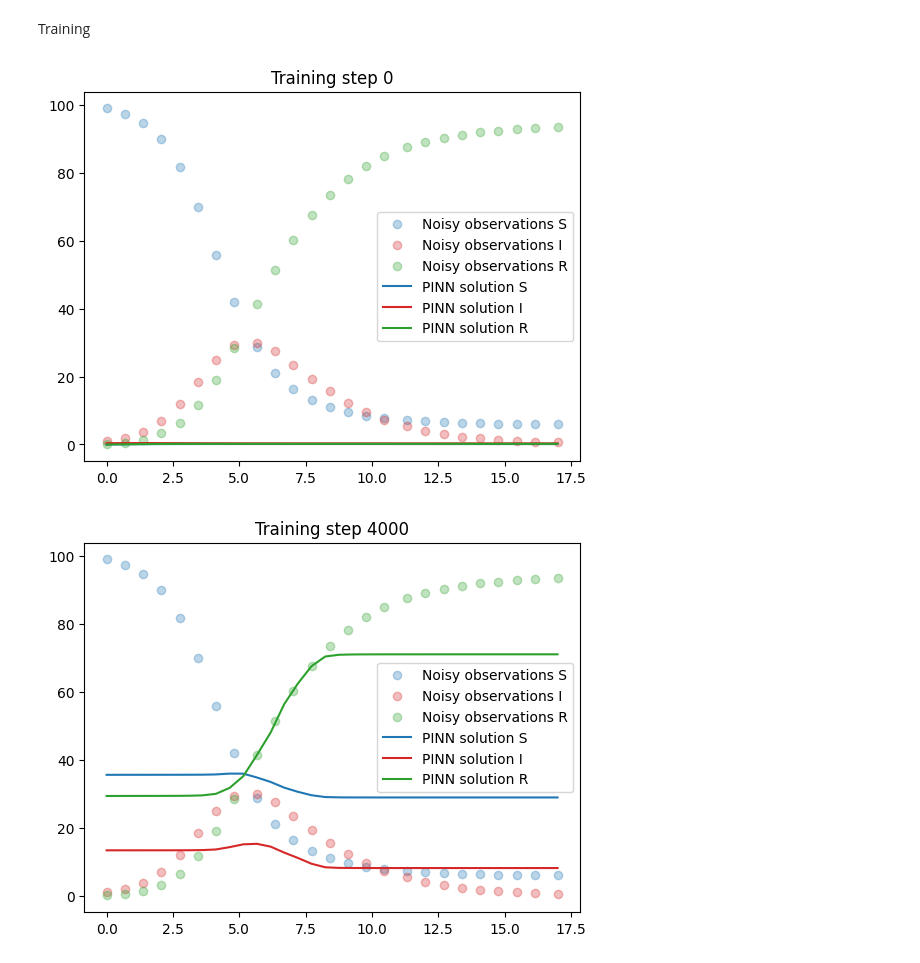
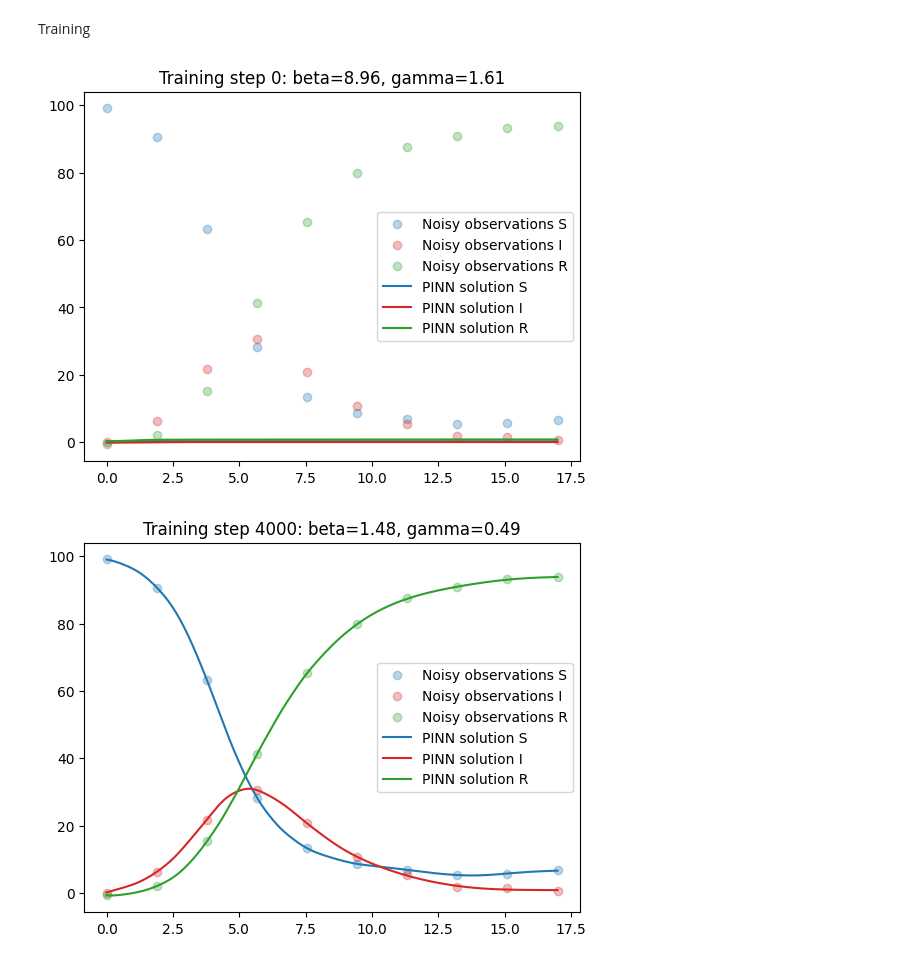
Before and after one commit to joaquintb/tfg_joaquin_torres, a Jupyter notebook: SIR/pinn_sir.ipynb, the cells around one changed output. Saved outputs shown, nothing was run; the diff lists cells and outputs as text; code cells hidden in the pictures.

```diff
--- a/SIR/pinn_sir.ipynb
+++ b/SIR/pinn_sir.ipynb
@@ -91,16 +90,15 @@ plt.show()
 # %% [markdown]
 Tensors
 # %%
-t_obs = torch.tensor([t[ind] for ind in random_indices], dtype=torch.float32).view(-1,1)
+# Tensor containing time locations for observations
+t_obs = torch.tensor([t[ind] for ind in obs_ind], dtype=torch.float32).view(-1,1)
+# Tensor with noisy observations for S
 u_obs_S = torch.tensor(S_obs_noise,  dtype=torch.float32).view(-1,1)
+# Tensor with noisy observations for I
 u_obs_I = torch.tensor(I_obs_noise,  dtype=torch.float32).view(-1,1)
+# Tensor with noisy observations for R
 u_obs_R = torch.tensor(R_obs_noise,  dtype=torch.float32).view(-1,1)
+# Tensor of times to train PINN through physics loss
+t_physics = torch.linspace(0, finalT, 500).view(-1, 1).requires_grad_(True)
+# Tensor of times to check progress of PINN when training
+t_test = torch.linspace(0, finalT, 300).view(-1, 1).requires_grad_(True)
-# %%
-# Create approx. 20 equally spaced points for training
-t_physics = []
-for i in range(len(t)):
-    if i % 3 == 0:
-        t_physics.append(t[i])
-t_physics = torch.tensor(t_physics, dtype=torch.float32).view(-1,1).requires_grad_(True)
-
-print(len(t_physics))
@@ -109,10 +105,3 @@ print(len(t_physics))
-# %%
-# Create 30 approximately equally spaced points for testing
-indices = [i for i in range(100) if i % 3 == 0]
-t_test = torch.tensor([t[i] for i in indices], dtype=torch.float32).view(-1, 1)
-u_test_S = torch.tensor([S[i] for i in indices], dtype=torch.float32).view(-1, 1)
-u_test_I = torch.tensor([I[i] for i in indices], dtype=torch.float32).view(-1, 1)
-u_test_R = torch.tensor([R[i] for i in indices], dtype=torch.float32).view(-1, 1)
 # %% [markdown]
 Defining the network
 # %%
@@ -149,12 +138,12 @@ data_loss_values = []
 total_loss_values = []
 
 # LEARNABLE PARAMS
-beta = torch.nn.Parameter(torch.zeros(1, requires_grad=True))
+beta = torch.nn.Parameter(torch.empty(1).uniform_(0, 10), requires_grad=True)
 betas = []
-gamma = torch.nn.Parameter(torch.zeros(1, requires_grad=True))
+gamma = torch.nn.Parameter(torch.empty(1).uniform_(0, 10), requires_grad=True)
 gammas = []
 
-optimiser = torch.optim.Adam(list(pinn.parameters())+[beta,gamma],lr=1e-3)
+optimiser = torch.optim.Adam(list(pinn.parameters())+[beta,gamma],lr=1e-2)
 
 n_its = 20000
 
@@ -162,7 +151,7 @@ for i in tqdm.tqdm(range(n_its)):
     optimiser.zero_grad()
 
     # Hyperparameter
-    lambda1 = 1000
+    lambda1 = 10
 
     # -----------------------
     #       PHYSICS LOSS
@@ -192,33 +181,33 @@ for i in tqdm.tqdm(range(n_its)):
 
     total_data_loss = data_loss_S + data_loss_I + data_loss_R
 
     # Backpropagate joint loss, take optimiser step
     loss = total_physics_loss + lambda1*total_data_loss
     loss.backward()
     optimiser.step()
 
     # Append loss values to lists
     physics_loss_values.append(total_physics_loss.item())
     data_loss_values.append(total_data_loss.item())
     total_loss_values.append(loss.item())
 
     # Keep track of parameter values
     betas.append(beta.item())
     gammas.append(gamma.item())
 
     # plot the result as training progresses
     if i % 4000 == 0:
         uS, uI, uR = pinn(t_test)
         with torch.no_grad():
             plt.scatter(t_obs, u_obs_S, label="Noisy observations S", alpha=0.3, color="tab:blue")
             plt.scatter(t_obs, u_obs_I, label="Noisy observations I", alpha=0.3, color="tab:red")
             plt.scatter(t_obs, u_obs_R, label="Noisy observations R", alpha=0.3, color="tab:green")
             plt.plot(t_test, uS, label="PINN solution S", color="tab:blue")
             plt.plot(t_test, uI, label="PINN solution I", color="tab:red")
             plt.plot(t_test, uR, label="PINN solution R", color="tab:green")
-            plt.title(f"Training step {i}")
+            plt.title(f"Training step {i}: beta={beta.item():.2f}, gamma={gamma.item():.2f}")
             plt.legend()
             plt.show()
 # %% [output]
-[figure, old version]
+[figure, new version]
-[figure, old version]
+[figure, new version]
```
Also changed, not shown: parts of 8 cells of this notebook, 2 other files.
